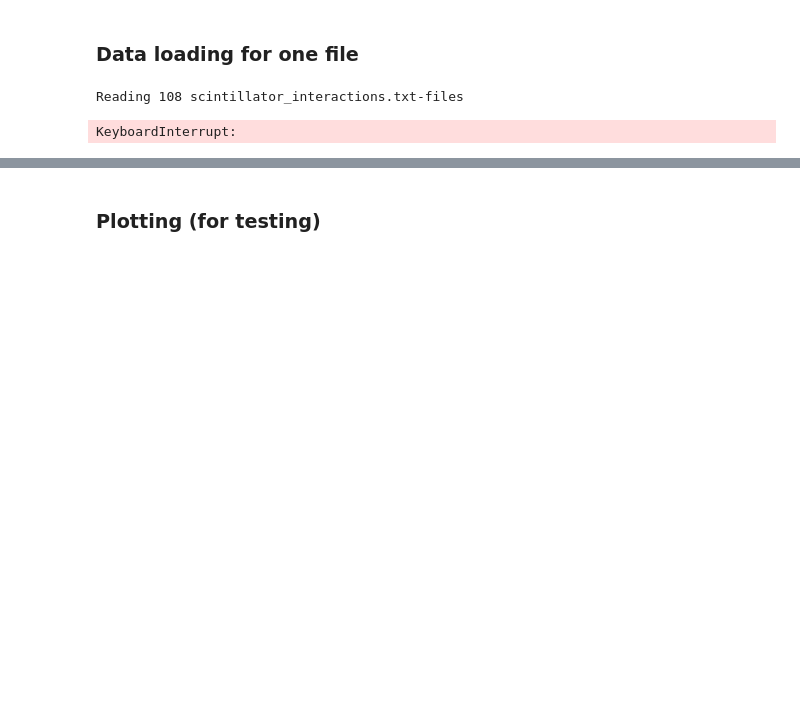
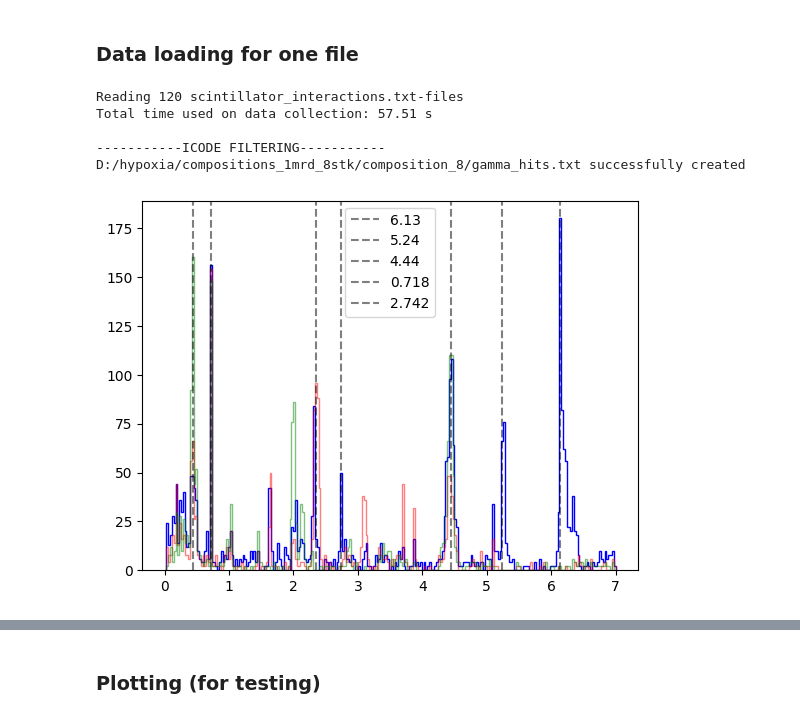
Before and after one commit to Bioproton/MedicalPhysicsScripts, a Jupyter notebook: NOVO/Spectroscopy/Data/test_data_loading.ipynb, the cells around one changed output, grey strips where cells are left out. Saved outputs shown, nothing was run; the diff lists cells and outputs as text; code cells hidden in the pictures; blank space fills up the shorter version.

Commit message:
Long time since last commit

```diff
--- a/NOVO/Spectroscopy/Data/test_data_loading.ipynb
+++ b/NOVO/Spectroscopy/Data/test_data_loading.ipynb
@@ -8,12 +10,19 @@ from voxel_GT_composition import find_voxel_GT_composition
 # %% [markdown]
 ### Data loading for one file
 # %%
-data_path = r"D:\Study_spectroscopy\HNC_simulations\sim_3_5\scintillator_interactions"
+data_path = r"D:\hypoxia\compositions_1mrd_8stk\composition_8\scintillator_interactions"
+#r"D:\hypoxia\6_element_phantom_only_density_change\composition_0\scintillator_interactions"
+#r"D:\hypoxia\compositions_1mrd_8stk\composition_8\scintillator_interactions"
+#r"D:\Study_spectroscopy\HNC_simulations\sim_3_5\scintillator_interactions"
 
-file = DetectionDataStorage(folder_path = data_path, primaries_per_spawn = 5e6, max_files = 100)
+file =DetectionDataStorage(folder_path = data_path, primaries_per_spawn = 8333333, max_files = 120)
+#DetectionDataStorage(folder_path = data_path, primaries_per_spawn = 5e6, max_files = 100)
 
-file.load_data()
+file.load_data(number_of_parameters_20=False)
 file.filter_hits(write_hits_to_file = True)
 # %% [output]
-Reading 108 scintillator_interactions.txt-files
+Reading 120 scintillator_interactions.txt-files
+Total time used on data collection: 57.51 s
+
+-----------ICODE FILTERING-----------
+D:/hypoxia/compositions_1mrd_8stk/composition_8/gamma_hits.txt successfully created
-KeyboardInterrupt:
@@ -20,2 +61,37 @@ KeyboardInterrupt:
+# %%
+
+
+bins = np.linspace(0, 7, 250)
+'''
+plt.figure()
+plt.hist(1000*np.array(etrack_C12), bins = bins)
+plt.show()
+
+plt.figure()
+plt.hist(1000*np.array(etrack_O16), bins = bins)
+plt.show()
+
+plt.figure()
+plt.hist(1000*np.array(etrack_N14), bins = bins)
+plt.show()'''
+
+plt.figure()
+plt.hist(1000*np.array(etrack_O16), histtype="step", bins = bins, color = "blue")
+plt.hist(1000*np.array(etrack_N14), histtype="step", bins = bins, color = "red", alpha = 0.5)
+plt.hist(1000*np.array(etrack_C12), histtype="step", bins = bins, color = "green", alpha = 0.5)
+
+plt.axvline(x = 6.13, color = "black", linestyle = "--", alpha = 0.5, label = "6.13")
+plt.axvline(x = 5.24, color = "black", linestyle = "--", alpha = 0.5, label = "5.24")
+plt.axvline(x = 4.44, color = "black", linestyle = "--", alpha = 0.5, label = "4.44")
+plt.axvline(x = 0.718, color = "black", linestyle = "--", alpha = 0.5, label = "0.718")
+plt.axvline(x = 2.742, color = "black", linestyle = "--", alpha = 0.5, label = "2.742")
+plt.axvline(x = 0.44, color = "black", linestyle = "--", alpha = 0.5)
+plt.axvline(x = 2.35, color = "black", linestyle = "--", alpha = 0.5)
+
+plt.legend()
+
+plt.show()
+# %% [output]
+[figure, added]
 # %%
 file.filter_hits(write_hits_to_file = True)
```
Also changed, not shown: parts of 57 cells of this notebook, 5 other files.
